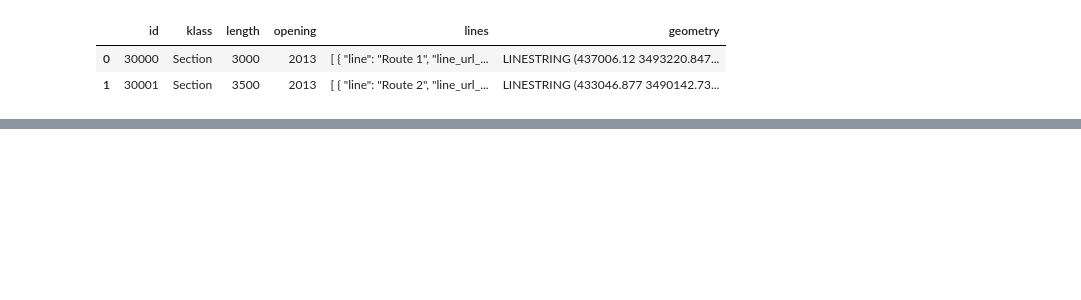
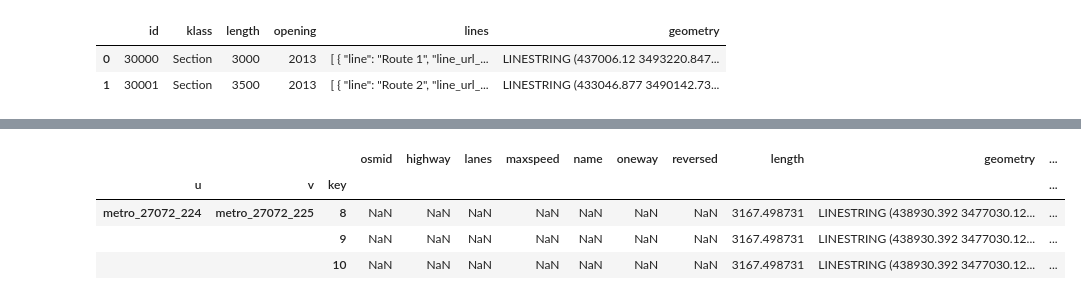
Before and after one commit to masroof-maindak/naqsha-e-safar, a Jupyter notebook: src/preprocessing.ipynb, the cells around one changed output, grey strips where cells are left out. Saved outputs shown, nothing was run; the diff lists cells and outputs as text; code cells hidden in the pictures; blank space fills up the shorter version.

Commit message:
feat: add metro's stops/routes as nodes/edges in graph respectively

```diff
--- a/src/preprocessing.ipynb
+++ b/src/preprocessing.ipynb
@@ -523,0 +627,3 @@ speedo_routes.head(2)
+# %%
+nodes, edges = ox.graph_to_gdfs(lhr_graph)
+nodes.tail(3)
@@ -523,0 +636,10 @@ speedo_routes.head(2)
+# %%
+edges.tail(3)
+
+# CHECK: multiple edges w/ same uv and differring 'key'?
+# %% [output]
+|  |  |  | osmid | highway | lanes | maxspeed | name | oneway | reversed | length | geometry | ... |
+| u | v | key |  |  |  |  |  |  |  |  |  | ... |
+| metro_27072_224 | metro_27072_225 | 8 | NaN | NaN | NaN | NaN | NaN | NaN | NaN | 3167.498731 | LINESTRING (438930.392 3477030.12... | ... |
+|  |  | 9 | NaN | NaN | NaN | NaN | NaN | NaN | NaN | 3167.498731 | LINESTRING (438930.392 3477030.12... | ... |
+|  |  | 10 | NaN | NaN | NaN | NaN | NaN | NaN | NaN | 3167.498731 | LINESTRING (438930.392 3477030.12... | ... |
```
Also changed, not shown: parts of 7 cells of this notebook, 1 other file.
